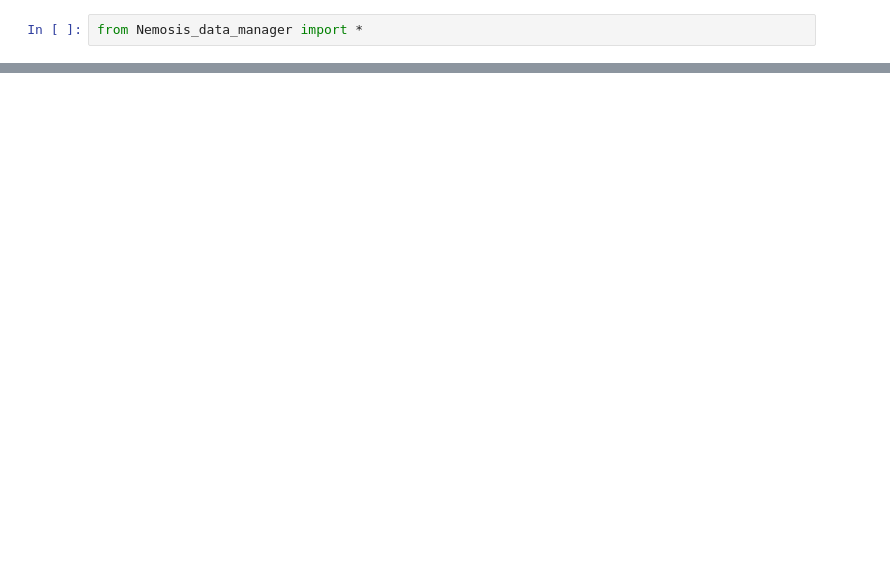
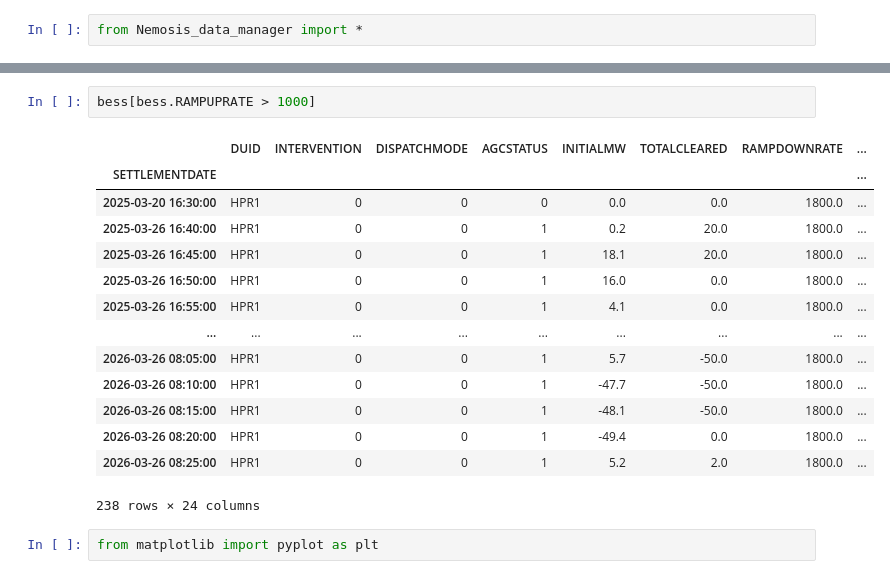
Before and after one commit to GinnCheng/proj-nem-analysis, a Jupyter notebook: main_notebook.ipynb, the cells around one changed output, grey strips where cells are left out. Saved outputs shown, nothing was run; the diff lists cells and outputs as text; blank space fills up the shorter version.

```diff
--- a/main_notebook.ipynb
+++ b/main_notebook.ipynb
@@ -39,0 +107,19 @@ df
+# %%
+bess[bess.RAMPUPRATE > 1000]
+# %% [output]
+|  | DUID | INTERVENTION | DISPATCHMODE | AGCSTATUS | INITIALMW | TOTALCLEARED | RAMPDOWNRATE | ... |
+| SETTLEMENTDATE |  |  |  |  |  |  |  | ... |
+| 2025-03-20 16:30:00 | HPR1 | 0 | 0 | 0 | 0.0 | 0.0 | 1800.0 | ... |
+| 2025-03-26 16:40:00 | HPR1 | 0 | 0 | 1 | 0.2 | 20.0 | 1800.0 | ... |
+| 2025-03-26 16:45:00 | HPR1 | 0 | 0 | 1 | 18.1 | 20.0 | 1800.0 | ... |
+| 2025-03-26 16:50:00 | HPR1 | 0 | 0 | 1 | 16.0 | 0.0 | 1800.0 | ... |
+| 2025-03-26 16:55:00 | HPR1 | 0 | 0 | 1 | 4.1 | 0.0 | 1800.0 | ... |
+| ... | ... | ... | ... | ... | ... | ... | ... | ... |
+| 2026-03-26 08:05:00 | HPR1 | 0 | 0 | 1 | 5.7 | -50.0 | 1800.0 | ... |
+| 2026-03-26 08:10:00 | HPR1 | 0 | 0 | 1 | -47.7 | -50.0 | 1800.0 | ... |
+| 2026-03-26 08:15:00 | HPR1 | 0 | 0 | 1 | -48.1 | -50.0 | 1800.0 | ... |
+| 2026-03-26 08:20:00 | HPR1 | 0 | 0 | 1 | -49.4 | 0.0 | 1800.0 | ... |
+| 2026-03-26 08:25:00 | HPR1 | 0 | 0 | 1 | 5.2 | 2.0 | 1800.0 | ... |
+238 rows × 24 columns
+# %%
+from matplotlib import pyplot as plt
```
Also changed, not shown: parts of 13 cells of this notebook.
